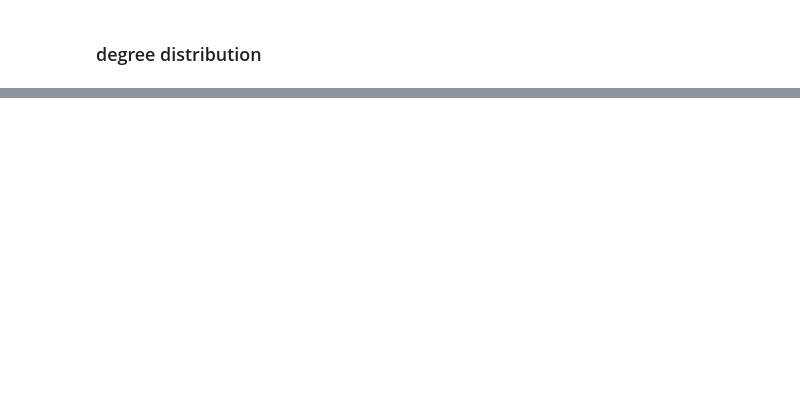
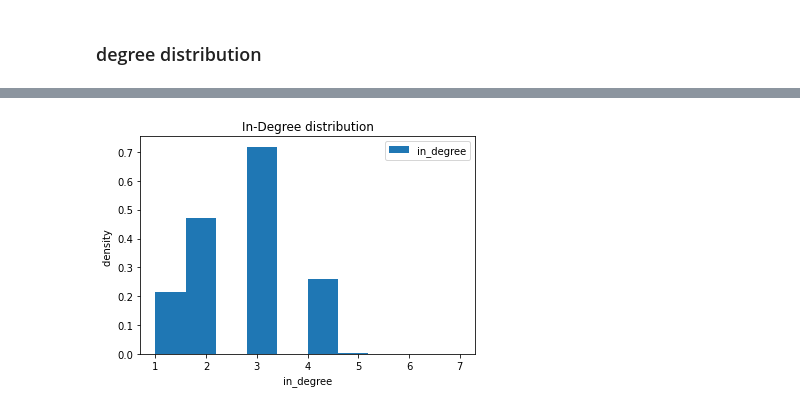
Before and after one commit to moerfii/network_science_uzh, a Jupyter notebook: project/test.ipynb, the cells around one changed output, grey strips where cells are left out. Saved outputs shown, nothing was run; the diff lists cells and outputs as text; code cells hidden in the pictures; blank space fills up the shorter version.

```diff
--- a/project/test.ipynb
+++ b/project/test.ipynb
@@ -72,0 +102,5 @@ plot_hist(degrees, "Degree distribution", "degree", "degree")
+# %%
+in_degrees = [i[1] for i in graph.in_degree()]
+plot_hist(in_degrees, "In-Degree distribution", "in_degree", "in_degree")
+# %% [output]
+[figure, added]
```
Also changed, not shown: parts of 15 cells of this notebook, 1 other file.
